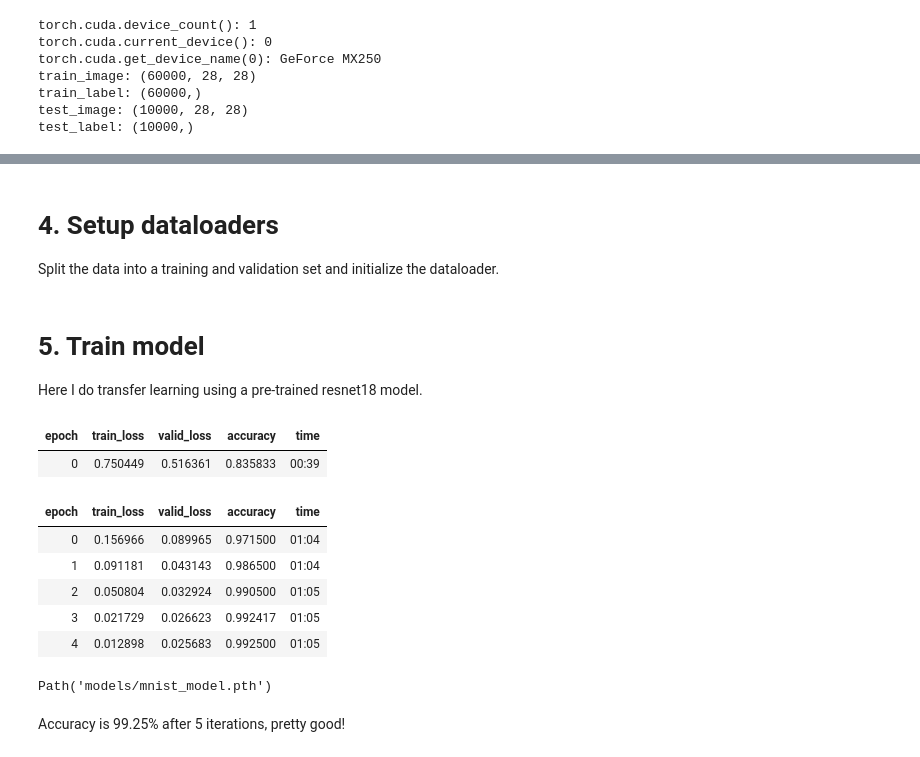
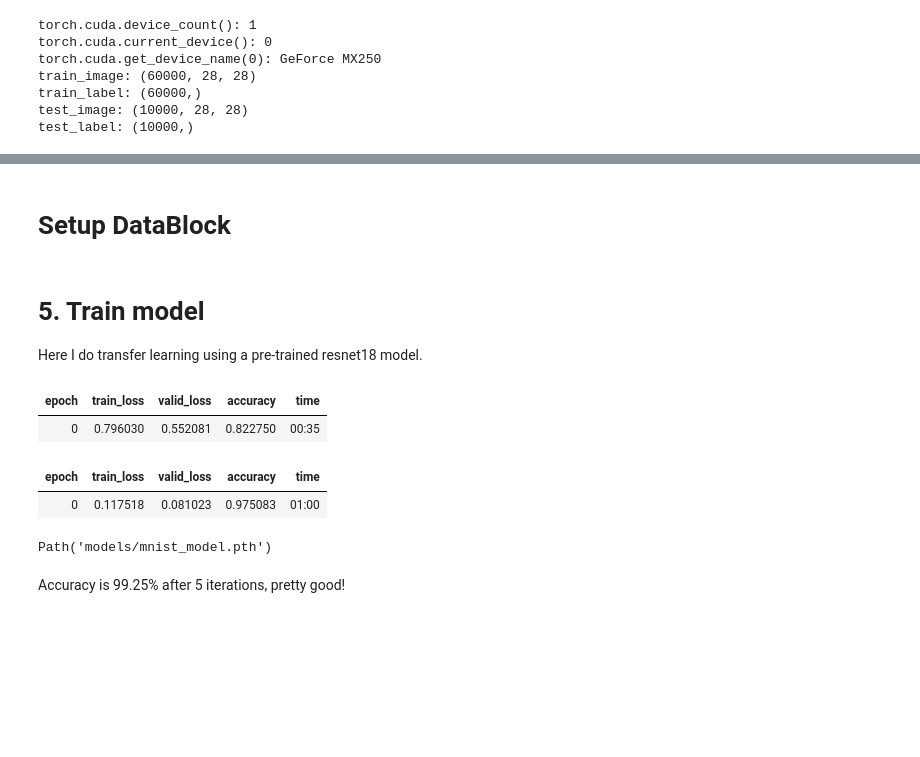
Before and after one commit to nghiaho12/fastai_projects, a Jupyter notebook: mnist.ipynb, the cells around one changed output, grey strips where cells are left out. Saved outputs shown, nothing was run; the diff lists cells and outputs as text; code cells hidden in the pictures; blank space fills up the shorter version.

```diff
--- a/mnist.ipynb
+++ b/mnist.ipynb
@@ -159,32 +90,42 @@ if True:
-# %% [markdown]
-# 4. Setup dataloaders <a name="dataloaders">
-Split the data into a training and validation set and initialize the dataloader.
-# %%
-num_images = train_image.shape[0]
-trn, val = RandomSplitter()(range(num_images)) # use default train/validation split
-
-train_tl = TfmdLists(trn, NumpyTransform(train_image, train_label))
-valid_tl = TfmdLists(val, NumpyTransform(train_image, train_label))
-
-dls = DataLoaders.from_dsets(train_tl, valid_tl, num_workers=0) # num_workers=0 fixes runtime error
-dls = dls.cuda() # ugh why isn't this the default!
-#dls.show_batch()
+# %% [markdown]
+# Setup DataBlock
+# %%
+def make_dataloaders_from_numpy_data(np_image, label):
+    def pass_index(idx):
+        return idx
+
+    def get_x(i):
+        # NOTE: This is a grayscale image that appears to just work with a network expecting RGB.
+        # I suspect this is due to tensor broadcasting rule.
+        return np_image[i]
+
+    def get_y(i):
+        return label[i]
+
+    dblock = DataBlock(
+        blocks=(ImageBlock, CategoryBlock),
+        get_items=pass_index,
+        get_x=get_x,
+        get_y=get_y)
+
+    # pass in a list of index
+    dls = dblock.dataloaders(list(range(np_image.shape[0])))
+
+    return dls
+
+dls = make_dataloaders_from_numpy_data(train_image, train_label)
 # %% [markdown]
 # 5. Train model <a name="train">
 Here I do transfer learning using a pre-trained resnet18 model.
 # %%
 learn = cnn_learner(dls, models.resnet18, n_out=10, loss_func=CrossEntropyLossFlat(), metrics=accuracy)
-learn.fine_tune(5)
+learn.fine_tune(1)
 learn.save("mnist_model")
 # %% [output]
 | epoch | train_loss | valid_loss | accuracy | time |
-| 0 | 0.750449 | 0.516361 | 0.835833 | 00:39 |
+| 0 | 0.796030 | 0.552081 | 0.822750 | 00:35 |
 | epoch | train_loss | valid_loss | accuracy | time |
-| 0 | 0.156966 | 0.089965 | 0.971500 | 01:04 |
-| 1 | 0.091181 | 0.043143 | 0.986500 | 01:04 |
-| 2 | 0.050804 | 0.032924 | 0.990500 | 01:05 |
-| 3 | 0.021729 | 0.026623 | 0.992417 | 01:05 |
-| 4 | 0.012898 | 0.025683 | 0.992500 | 01:05 |
+| 0 | 0.117518 | 0.081023 | 0.975083 | 01:00 |
 Path('models/mnist_model.pth')
 # %% [markdown]
 Accuracy is 99.25% after 5 iterations, pretty good!
```
Also changed, not shown: parts of 13 cells of this notebook.
